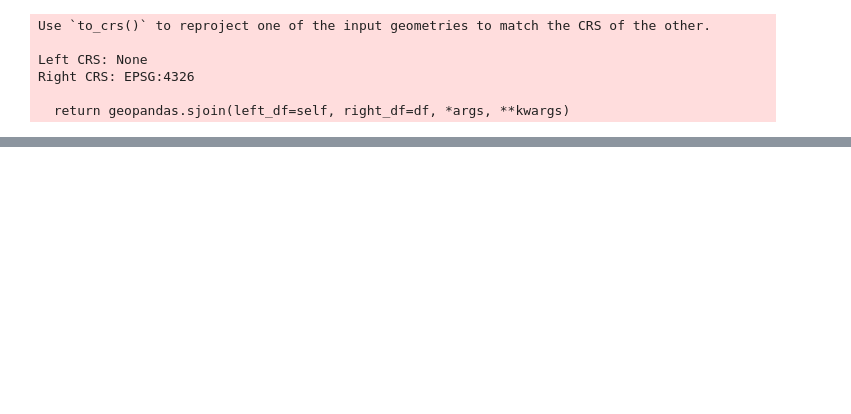
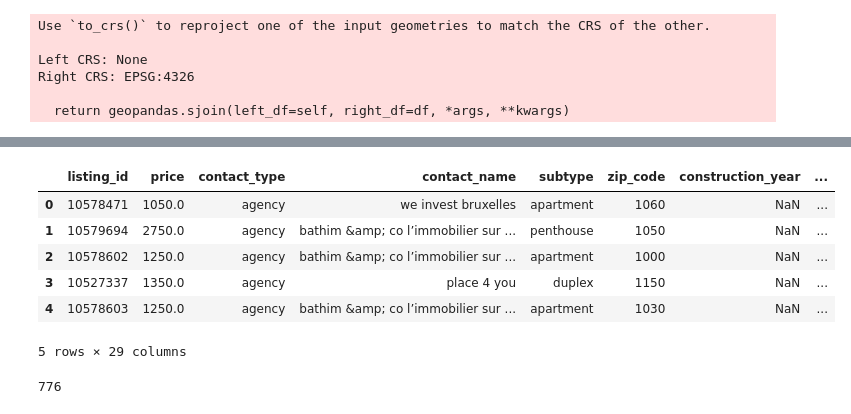
Before and after one commit to marcandre259/immo_report, a Jupyter notebook: notebooks/marki/m2_geo_check.ipynb, the cells around one changed output, grey strips where cells are left out. Drawn from its saved outputs; the diff is of its cells as text; code cells hidden in the pictures; blank space fills up the shorter version.

```diff
--- a/notebooks/marki/m2_geo_check.ipynb
+++ b/notebooks/marki/m2_geo_check.ipynb
@@ -280,4 +278,6 @@ df_apart = pl_apart.to_pandas()
 apart_geom = [Point(x, y) for x, y in zip(df_apart["geo_long"], df_apart["geo_lat"])]
 df_apart = df_apart.drop(["geo_long", "geo_lat"], axis=1)
 gpd_apart = gpd.GeoDataFrame(df_apart, geometry=apart_geom)
+# %%
+gpd_municipalities = gpd_municipalities.to_crs("EPSG:4326")
 # %%
@@ -293,0 +312,16 @@ Right CRS: EPSG:4326
+# %%
+gpd_apart.head()
+# %% [output]
+|  | listing_id | price | contact_type | contact_name | subtype | zip_code | construction_year | ... |
+| 0 | 10578471 | 1050.0 | agency | we invest bruxelles | apartment | 1060 | NaN | ... |
+| 1 | 10579694 | 2750.0 | agency | bathim &amp; co l’immobilier sur ... | penthouse | 1050 | NaN | ... |
+| 2 | 10578602 | 1250.0 | agency | bathim &amp; co l’immobilier sur ... | apartment | 1000 | NaN | ... |
+| 3 | 10527337 | 1350.0 | agency | place 4 you | duplex | 1150 | NaN | ... |
+| 4 | 10578603 | 1250.0 | agency | bathim &amp; co l’immobilier sur ... | apartment | 1030 | NaN | ... |
+5 rows × 29 columns
+# %%
+# How many missing living area? -> Quite a bit
+# Impute with number of rooms?
+gpd_apart["living_area"].isna().sum()
+# %% [output]
+776
```
Also changed, not shown: parts of 18 cells of this notebook.
